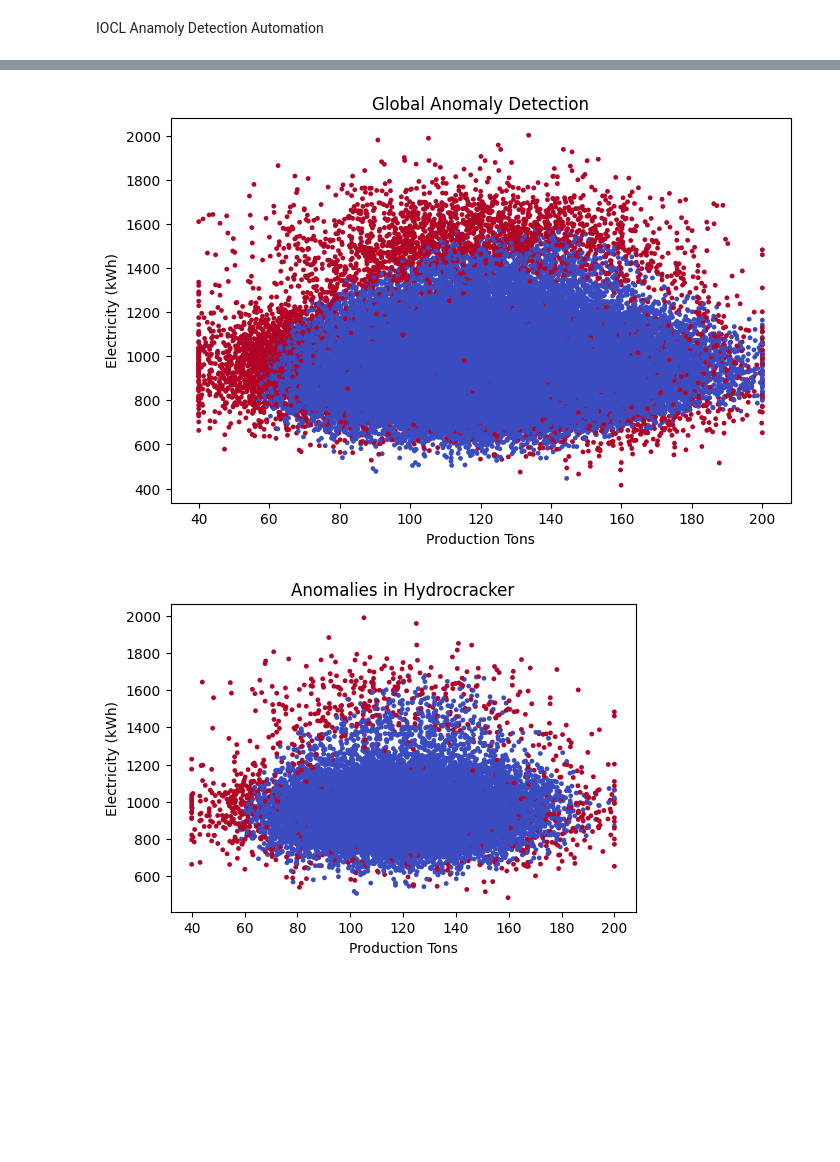
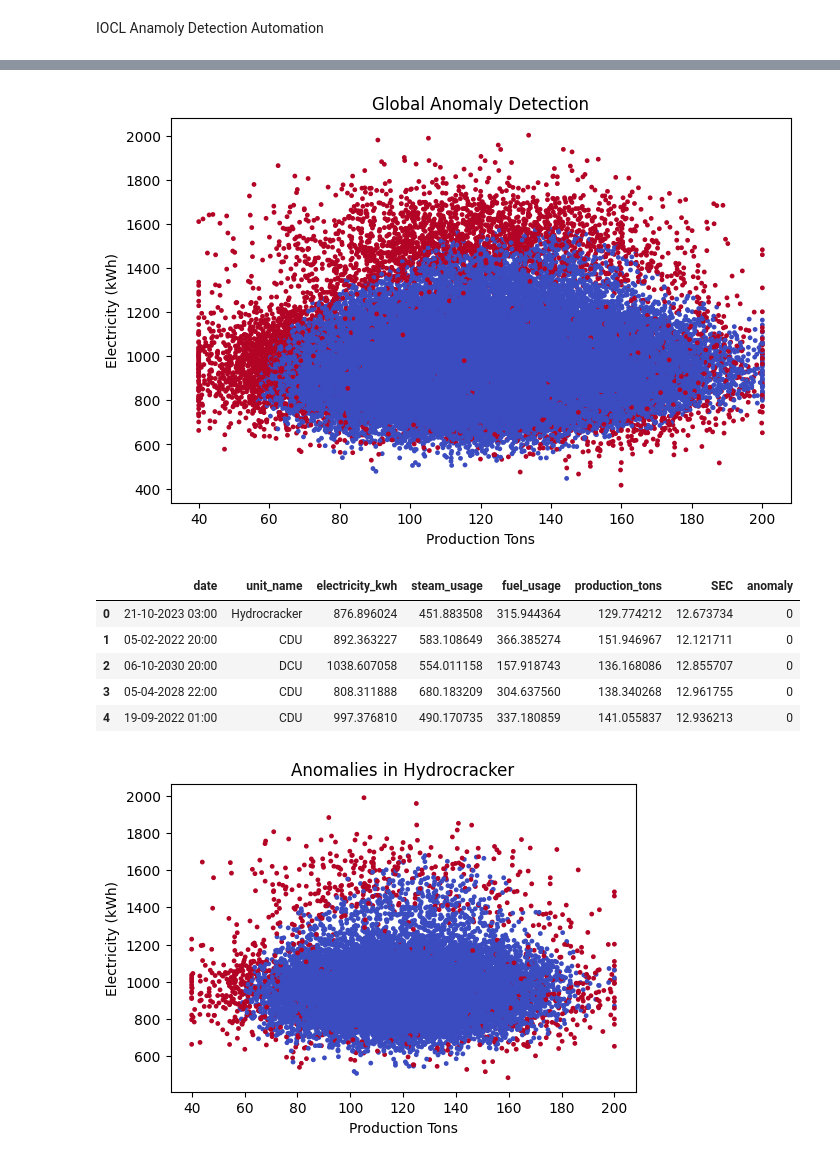
Before and after one commit to Dharamchandpatle/Refinery-AIML, a Jupyter notebook: IOCL_AnamolyDetectionAutomation.ipynb, the cells around one changed output, grey strips where cells are left out. Cells and saved outputs as stored; diff of their text form; code cells hidden in the pictures; blank space fills up the shorter version.

```diff
--- a/IOCL_AnamolyDetectionAutomation.ipynb
+++ b/IOCL_AnamolyDetectionAutomation.ipynb
@@ -34,33 +34,40 @@ df["SEC"] = (
 # GLOBAL ANOMALY DETECTION
 features = [
     "electricity_kwh",
     "steam_usage",
     "fuel_usage",
     "production_tons",
     "SEC"
 ]
 
 X = df[features]
 
 global_model = IsolationForest(
     n_estimators=100,
     contamination=0.05,
     random_state=42
 )
 
 df["anomaly"] = np.where(global_model.fit_predict(X) == -1, 1, 0)
 
 
 # GLOBAL ANOMALIES
 plt.figure(figsize=(8,5))
 plt.scatter(df["production_tons"], df["electricity_kwh"],
             c=df["anomaly"], cmap="coolwarm", s=6)
 plt.title("Global Anomaly Detection")
 plt.xlabel("Production Tons")
 plt.ylabel("Electricity (kWh)")
 plt.show()
+df.head()
 # %% [output]
 [figure]
+|  | date | unit_name | electricity_kwh | steam_usage | fuel_usage | production_tons | SEC | anomaly |
+| 0 | 21-10-2023 03:00 | Hydrocracker | 876.896024 | 451.883508 | 315.944364 | 129.774212 | 12.673734 | 0 |
+| 1 | 05-02-2022 20:00 | CDU | 892.363227 | 583.108649 | 366.385274 | 151.946967 | 12.121711 | 0 |
+| 2 | 06-10-2030 20:00 | DCU | 1038.607058 | 554.011158 | 157.918743 | 136.168086 | 12.855707 | 0 |
+| 3 | 05-04-2028 22:00 | CDU | 808.311888 | 680.183209 | 304.637560 | 138.340268 | 12.961755 | 0 |
+| 4 | 19-09-2022 01:00 | CDU | 997.376810 | 490.170735 | 337.180859 | 141.055837 | 12.936213 | 0 |
 # %%
 # UNIT-WISE ANOMALY DETECTION
 unit_dfs = {}
```
Also changed, not shown: parts of 10 cells of this notebook.
